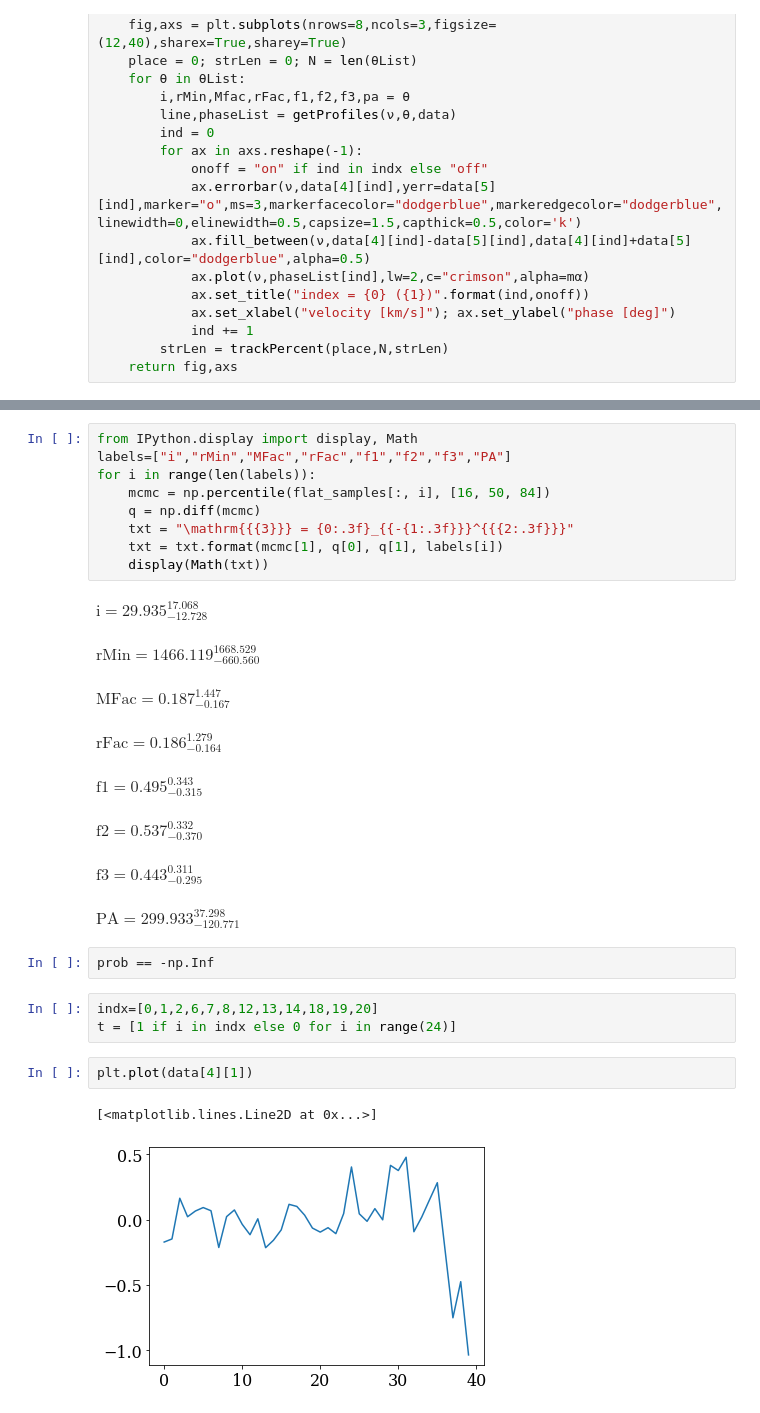
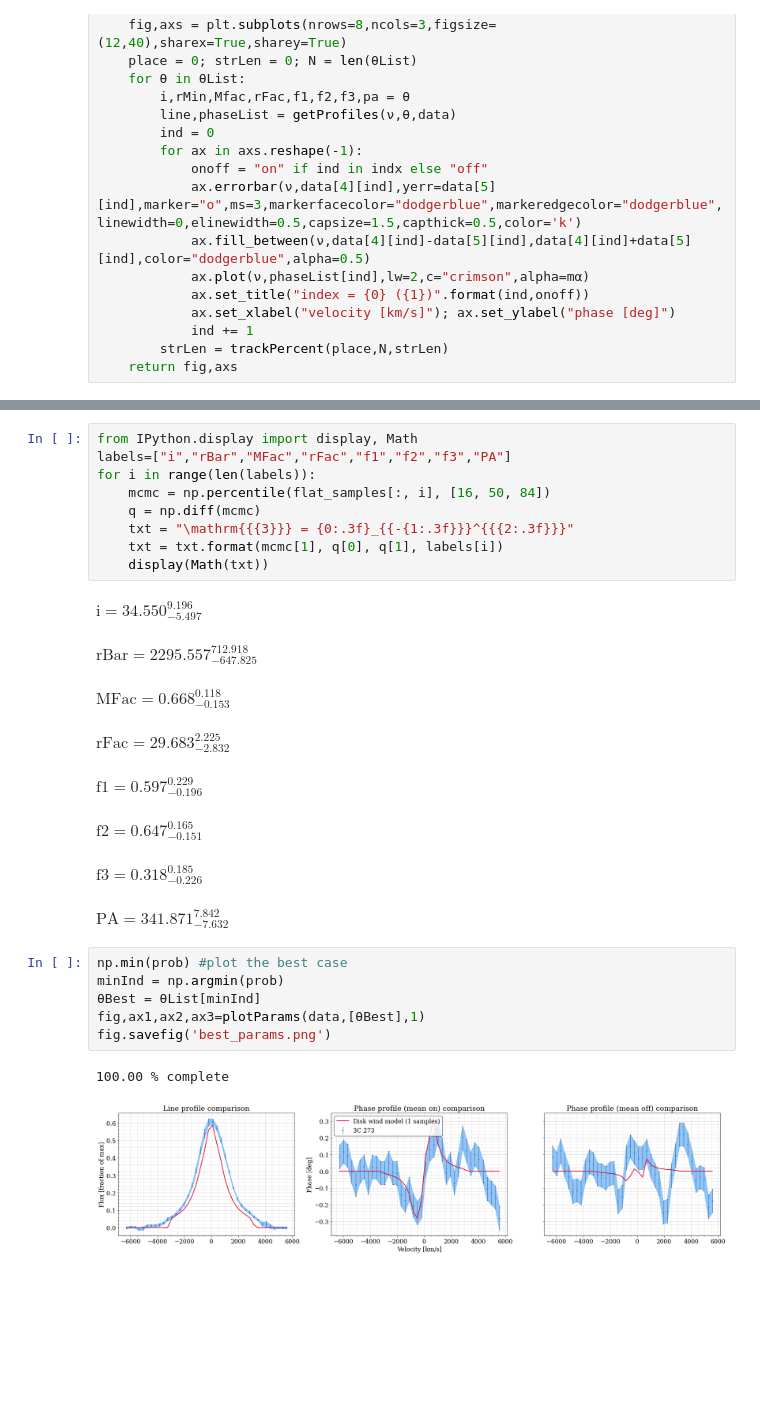
Before and after one commit to kirklong/DexterResearch, a Jupyter notebook: Summer21/PyMCViz.ipynb, the cells around one changed output, grey strips where cells are left out. Drawn from its saved outputs; the diff is of its cells as text; blank space fills up the shorter version.

```diff
--- a/Summer21/PyMCViz.ipynb
+++ b/Summer21/PyMCViz.ipynb
@@ -162,6 +159,6 @@ fig,ax1,ax2,ax3 = plotParams(data,θList)
 # %%
 from IPython.display import display, Math
-labels=["i","rMin","MFac","rFac","f1","f2","f3","PA"]
+labels=["i","rBar","MFac","rFac","f1","f2","f3","PA"]
 for i in range(len(labels)):
     mcmc = np.percentile(flat_samples[:, i], [16, 50, 84])
     q = np.diff(mcmc)
@@ -169,21 +166,20 @@ for i in range(len(labels)):
     txt = txt.format(mcmc[1], q[0], q[1], labels[i])
     display(Math(txt))
 # %% [output]
-$\displaystyle \mathrm{i} = 29.935_{-12.728}^{17.068}$
+$\displaystyle \mathrm{i} = 34.550_{-5.497}^{9.196}$
-$\displaystyle \mathrm{rMin} = 1466.119_{-660.560}^{1668.529}$
+$\displaystyle \mathrm{rBar} = 2295.557_{-647.825}^{712.918}$
-$\displaystyle \mathrm{MFac} = 0.187_{-0.167}^{1.447}$
+$\displaystyle \mathrm{MFac} = 0.668_{-0.153}^{0.118}$
-$\displaystyle \mathrm{rFac} = 0.186_{-0.164}^{1.279}$
+$\displaystyle \mathrm{rFac} = 29.683_{-2.832}^{2.225}$
-$\displaystyle \mathrm{f1} = 0.495_{-0.315}^{0.343}$
+$\displaystyle \mathrm{f1} = 0.597_{-0.196}^{0.229}$
-$\displaystyle \mathrm{f2} = 0.537_{-0.370}^{0.332}$
+$\displaystyle \mathrm{f2} = 0.647_{-0.151}^{0.165}$
-$\displaystyle \mathrm{f3} = 0.443_{-0.295}^{0.311}$
+$\displaystyle \mathrm{f3} = 0.318_{-0.226}^{0.185}$
-$\displaystyle \mathrm{PA} = 299.933_{-120.771}^{37.298}$
+$\displaystyle \mathrm{PA} = 341.871_{-7.632}^{7.842}$
-# %%
-prob == -np.Inf
-# %%
-indx=[0,1,2,6,7,8,12,13,14,18,19,20]
-t = [1 if i in indx else 0 for i in range(24)]
-# %%
-plt.plot(data[4][1])
-# %% [output]
-[<matplotlib.lines.Line2D at 0x...>]
-[figure, removed]
+# %%
+np.min(prob) #plot the best case
+minInd = np.argmin(prob)
+θBest = θList[minInd]
+fig,ax1,ax2,ax3=plotParams(data,[θBest],1)
+fig.savefig('best_params.png')
+# %% [output]
+100.00 % complete
+[figure, added]
```
Also changed, not shown: parts of 16 cells of this notebook, 1 other file.
